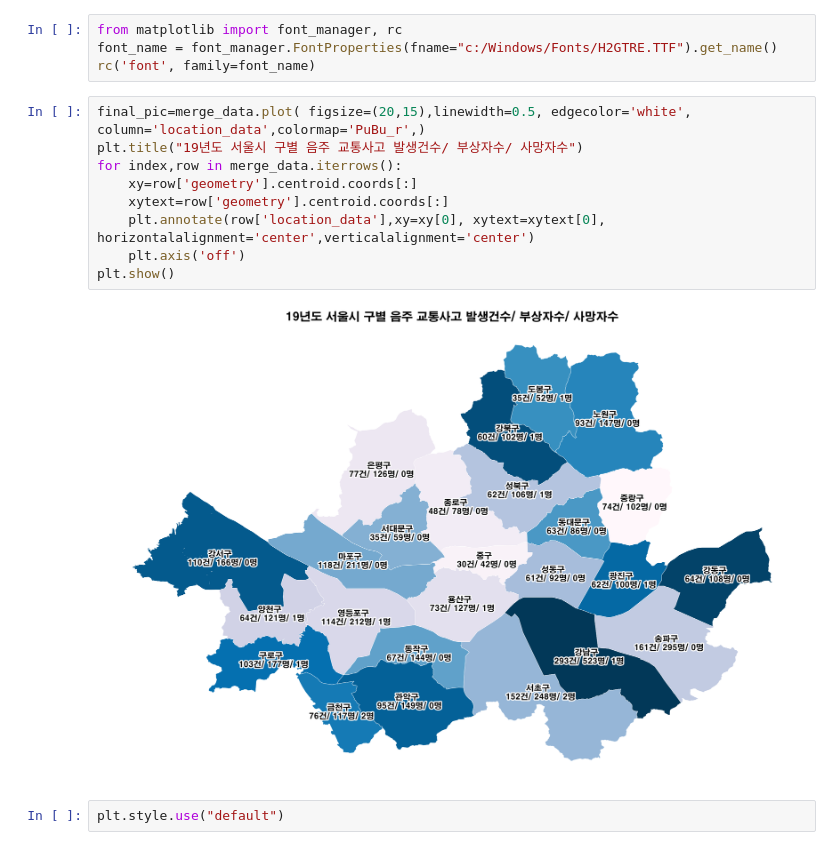
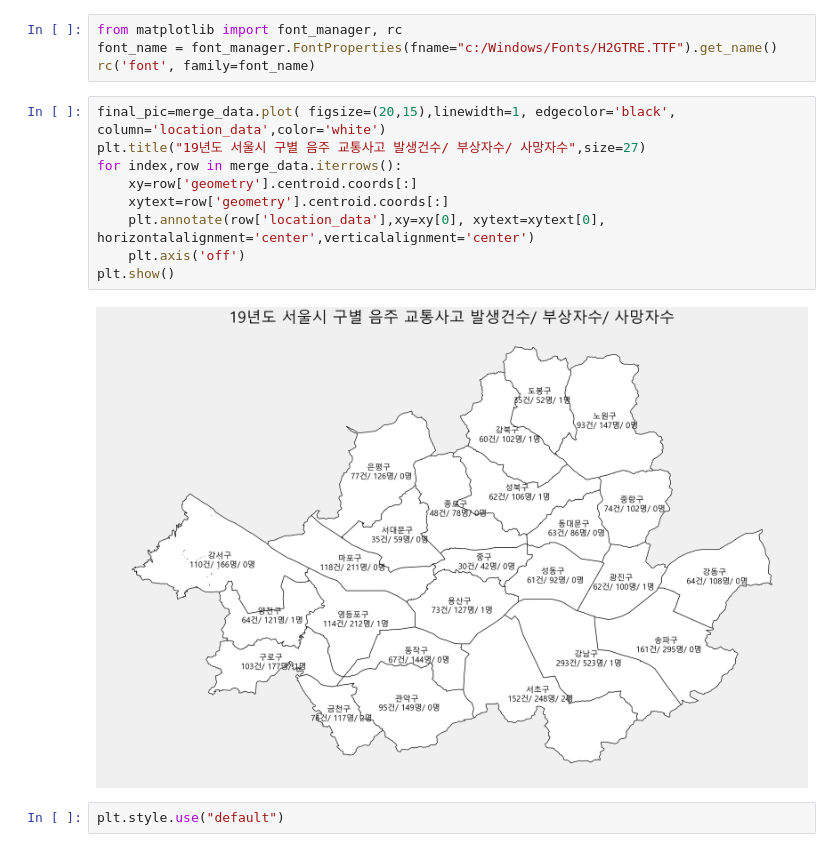
Before and after one commit to jeonprize/Accident, a Jupyter notebook: acl_accident.ipynb, the cells around one changed output. Cells and saved outputs as stored; diff of their text form.

```diff
--- a/acl_accident.ipynb
+++ b/acl_accident.ipynb
@@ -313,16 +313,16 @@ from matplotlib import font_manager, rc
 font_name = font_manager.FontProperties(fname="c:/Windows/Fonts/H2GTRE.TTF").get_name()
 rc('font', family=font_name)
 # %%
-final_pic=merge_data.plot( figsize=(20,15),linewidth=0.5, edgecolor='white', column='location_data',colormap='PuBu_r',)
-plt.title("19년도 서울시 구별 음주 교통사고 발생건수/ 부상자수/ 사망자수")
+final_pic=merge_data.plot( figsize=(20,15),linewidth=1, edgecolor='black', column='location_data',color='white')
+plt.title("19년도 서울시 구별 음주 교통사고 발생건수/ 부상자수/ 사망자수",size=27)
 for index,row in merge_data.iterrows():
     xy=row['geometry'].centroid.coords[:]
     xytext=row['geometry'].centroid.coords[:]
     plt.annotate(row['location_data'],xy=xy[0], xytext=xytext[0],  horizontalalignment='center',verticalalignment='center')
     plt.axis('off')
 plt.show()
 # %% [output]
-[figure, old version]
+[figure, new version]
 # %%
 plt.style.use("default")
 # %%
```
Also changed, not shown: parts of 3 cells of this notebook.
